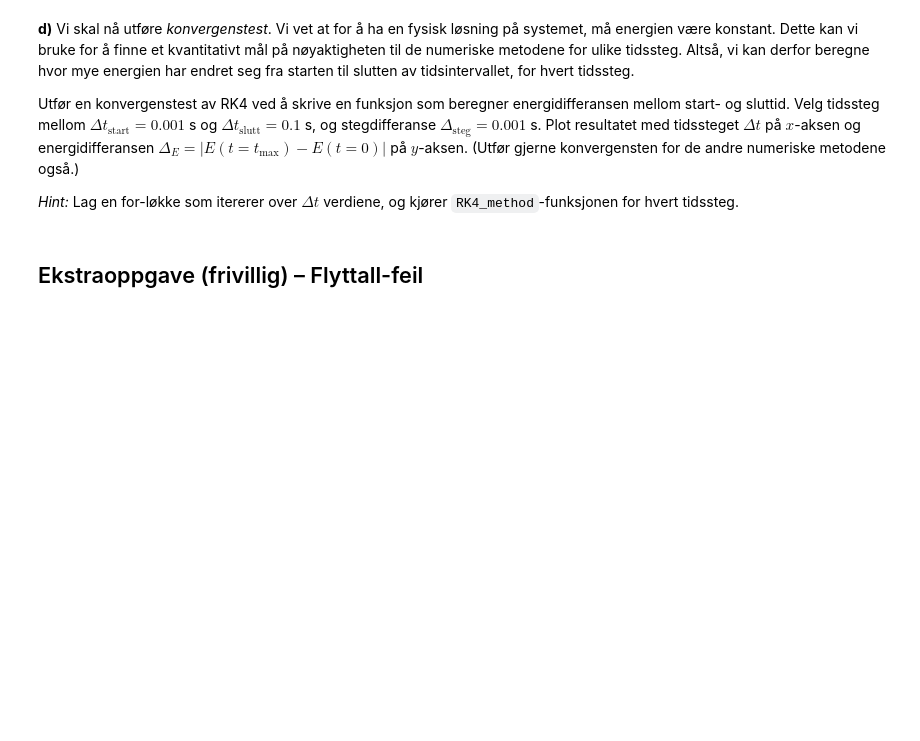
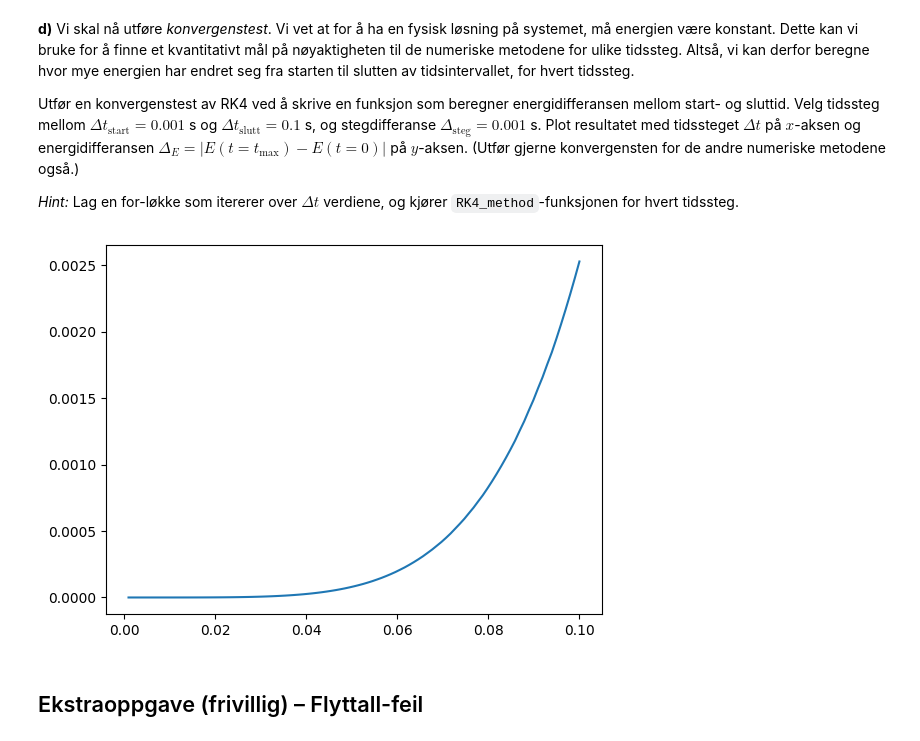
Before and after one commit to villi02/TFY4163-Bolgefysikk-og-fluidmekanikk, a Jupyter notebook: Oving3.ipynb, the cells around one changed output. Saved outputs shown, nothing was run; the diff lists cells and outputs as text; code cells hidden in the pictures; blank space fills up the shorter version.

```diff
--- a/Oving3.ipynb
+++ b/Oving3.ipynb
@@ -248,3 +246,20 @@ Utfør en konvergenstest av RK4 ved å skrive en funksjon som beregner energidif
+# %%
+# SKRIV KODE HER
+t_start = 0.001
+t_end = 0.1
+step = 0.001
+N = int(0.1/0.001 - 1)
+times = np.linspace(t_start, t_end, N)
+E_D = np.zeros(N+1)
+E_0 = E_T(m, l, g, w_0, theta_0)
+for i in range(N):
+    new_RK4_theta, new_RK4_w, new_RK4_t = RK4_method(k, f, theta_0, w_0, times[i], 20)
+    E_D[i] = abs(E_T(m, l, g, new_RK4_w[-1], new_RK4_theta[-1]) - E_0)
+
+plt.plot(times, E_D[:-1])
+plt.show()
+# %% [output]
+[figure, added]
 # %% [markdown]
 ## Ekstraoppgave (frivillig) – Flyttall-feil
 # %% [markdown]
```
Also changed, not shown: parts of 1 cell of this notebook.
